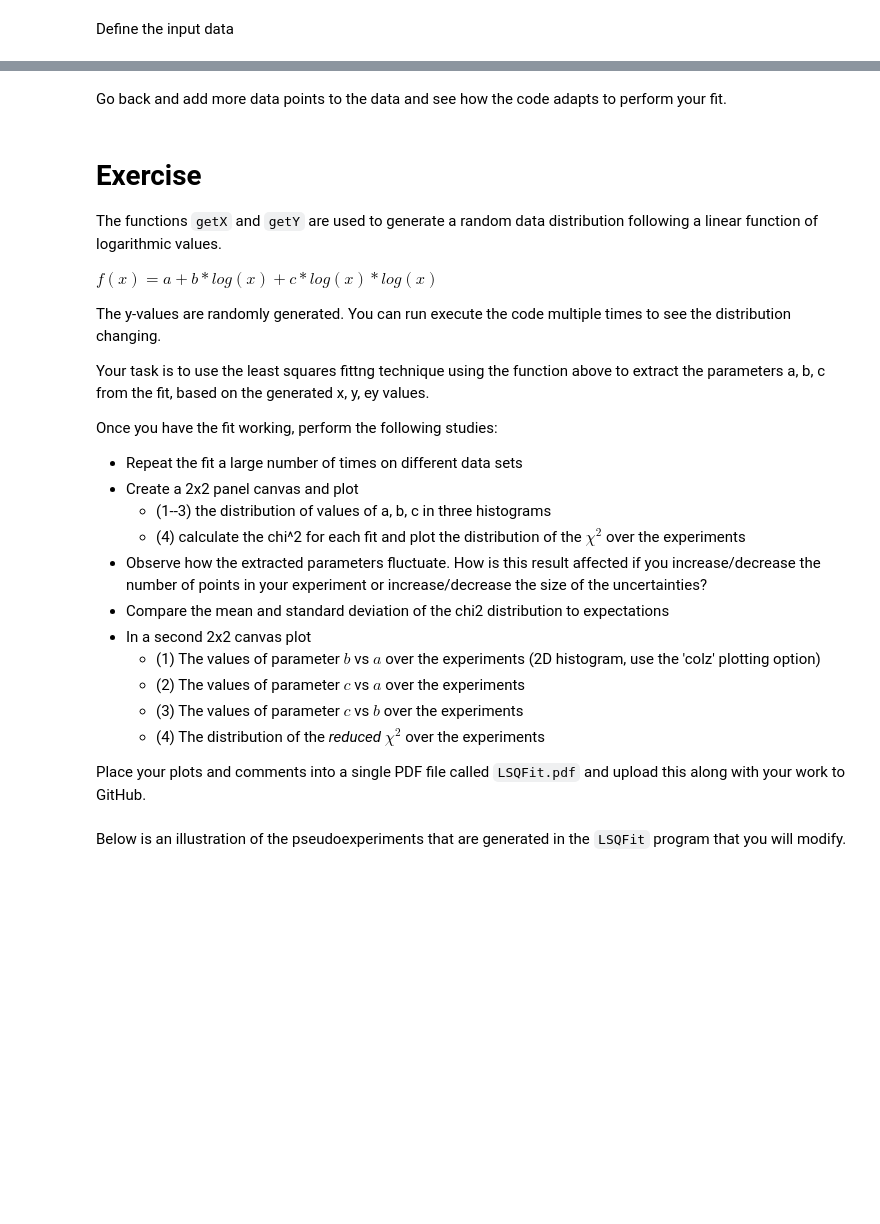
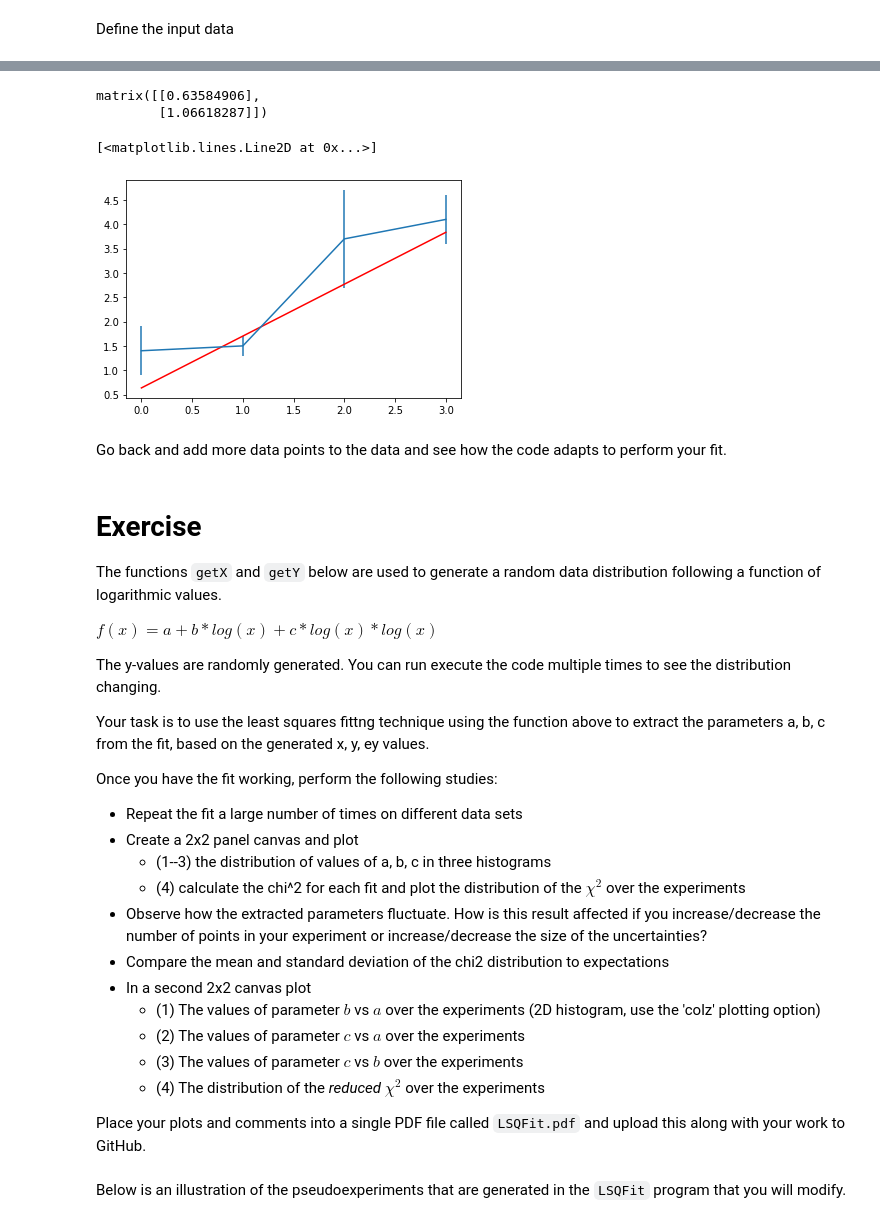
Before and after one commit to zpv8bq/fits0, a Jupyter notebook: LeastSquareFit.ipynb, the cells around one changed output, grey strips where cells are left out. Cells and saved outputs as stored; diff of their text form; code cells hidden in the pictures; blank space fills up the shorter version.

```diff
--- a/LeastSquareFit.ipynb
+++ b/LeastSquareFit.ipynb
@@ -153,0 +151,8 @@ A =
+# %%
+A=np.matrix(np.zeros((nPnts, nPar)))
+#Fill the A matrix
+for nr in range(nPnts):
+    for nc in range(nPar):
+        if nc==0: A[nr,nc] = 1
+        else: A[nr,nc] = ax[nr]
+A
@@ -211,0 +166,5 @@ tc->Draw();
+# %%
+for i in range(nPnts):
+    A[i] = A[i] / ae[i]
+yw = (ay/ae).reshape(nPnts,1)
+A,yw
@@ -212,10 +180,27 @@ tc->Draw();
+# %%
+# Solve for the parameters
+
+theta =  inv(np.transpose(A).dot(A)).dot(np.transpose(A)).dot(yw)
+
+theta
+# %% [output]
+matrix([[0.63584906],
+        [1.06618287]])
+# %%
+xi = np.linspace(ax.min(),ax.max())
+yi = theta[0,0] + theta[1,0]*xi
+plt.errorbar(ax, ay, yerr=ae)
+plt.plot(xi,yi,color="r")
+# %% [output]
+[<matplotlib.lines.Line2D at 0x...>]
+[figure, added]
 # %% [markdown]
 Go back and add more data points to the data and see how the code adapts to perform your fit.
 # %% [markdown]
 # Exercise
 
 
-The functions `getX` and `getY` are used to generate a random data distribution following a linear function of logarithmic values.
+The functions `getX` and `getY` below are used to generate a random data distribution following a function of logarithmic values.
 
 $f(x) = a + b*log(x) + c*log(x)*log(x)$
 
```
Also changed, not shown: parts of 24 cells of this notebook, 4 other files.
